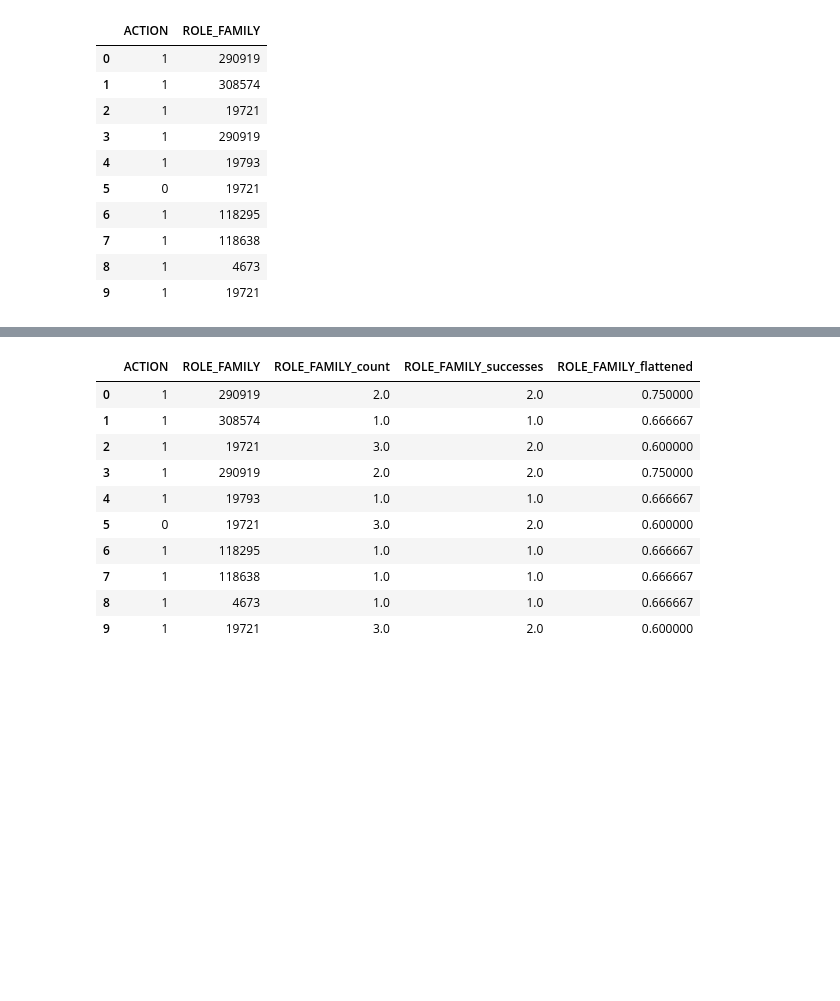
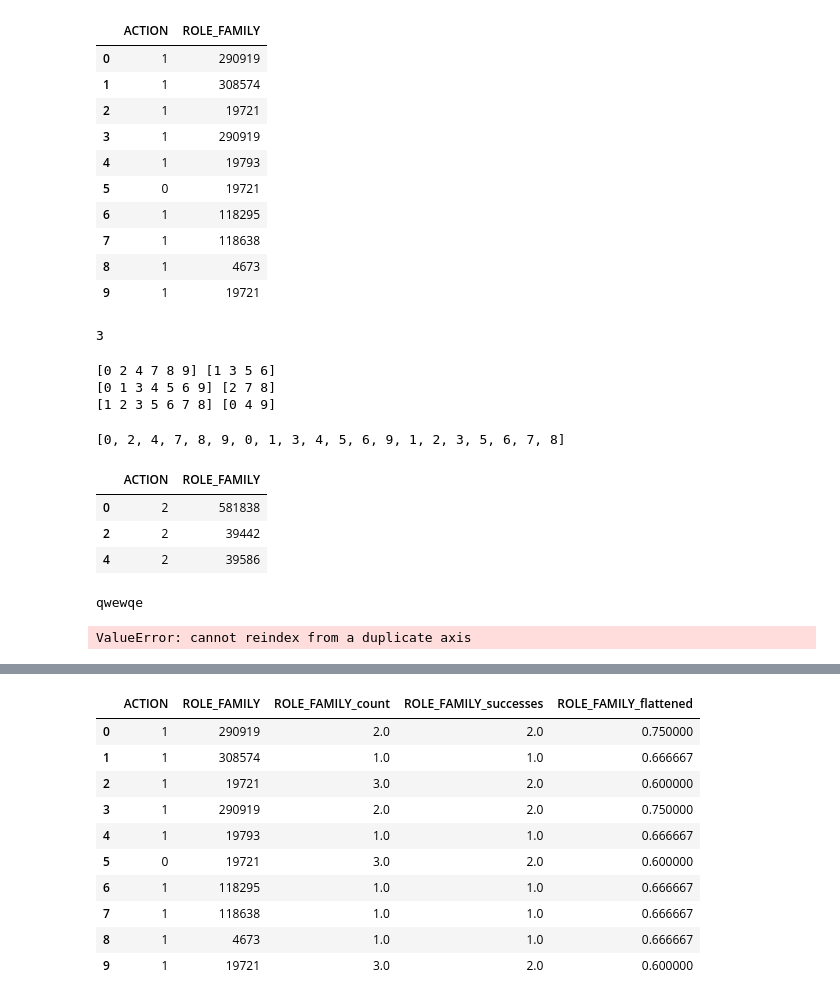
Before and after one commit to D7nis/Course-ML-Classic, a Jupyter notebook: Practice/6. Классификация, kNN/06-01-classification_DDA.ipynb, the cells around one changed output, grey strips where cells are left out. Saved outputs shown, nothing was run; the diff lists cells and outputs as text; code cells hidden in the pictures; blank space fills up the shorter version.

```diff
--- a/Practice/6. Классификация, kNN/06-01-classification_DDA.ipynb
+++ b/Practice/6. Классификация, kNN/06-01-classification_DDA.ipynb
@@ -315,0 +254,5 @@ df5
+# %%
+skf = StratifiedKFold(n_splits=3, shuffle=True, random_state=42)
+skf.get_n_splits(XX, yy)
+# %% [output]
+3
@@ -315,0 +263,24 @@ df5
+# %%
+for train_index, test_index in skf.split(XX, yy):
+    #X_train, X_test = XX[train_index], XX[test_index]
+    #y_train, y_test = yy[train_index], yy[test_index]
+    print(train_index, test_index)
+# %% [output]
+[0 2 4 7 8 9] [1 3 5 6]
+[0 1 3 4 5 6 9] [2 7 8]
+[1 2 3 5 6 7 8] [0 4 9]
+# %%
+train_indices = []
+for train_index, test_index in skf.split(XX, yy):
+    train_indices = [*train_indices, *train_index]
+
+train_indices
+# %% [output]
+[0, 2, 4, 7, 8, 9, 0, 1, 3, 4, 5, 6, 9, 1, 2, 3, 5, 6, 7, 8]
+# %%
+df5.iloc[[0,2,4]].apply(lambda x: x*2)
+# %% [output]
+|  | ACTION | ROLE_FAMILY |
+| 0 | 2 | 581838 |
+| 2 | 2 | 39442 |
+| 4 | 2 | 39586 |
@@ -315,0 +331,5 @@ df5
+# %%
+CountAndSuccMain(df5)
+# %% [output]
+qwewqe
+ValueError: cannot reindex from a duplicate axis
```
Also changed, not shown: parts of 29 cells of this notebook.
